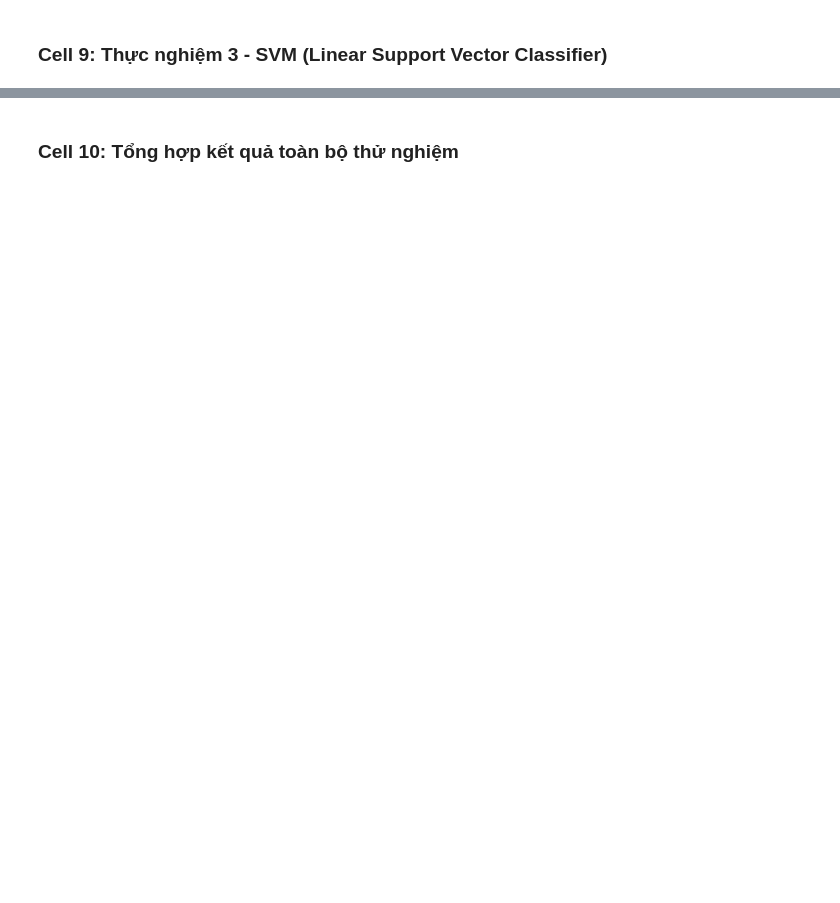
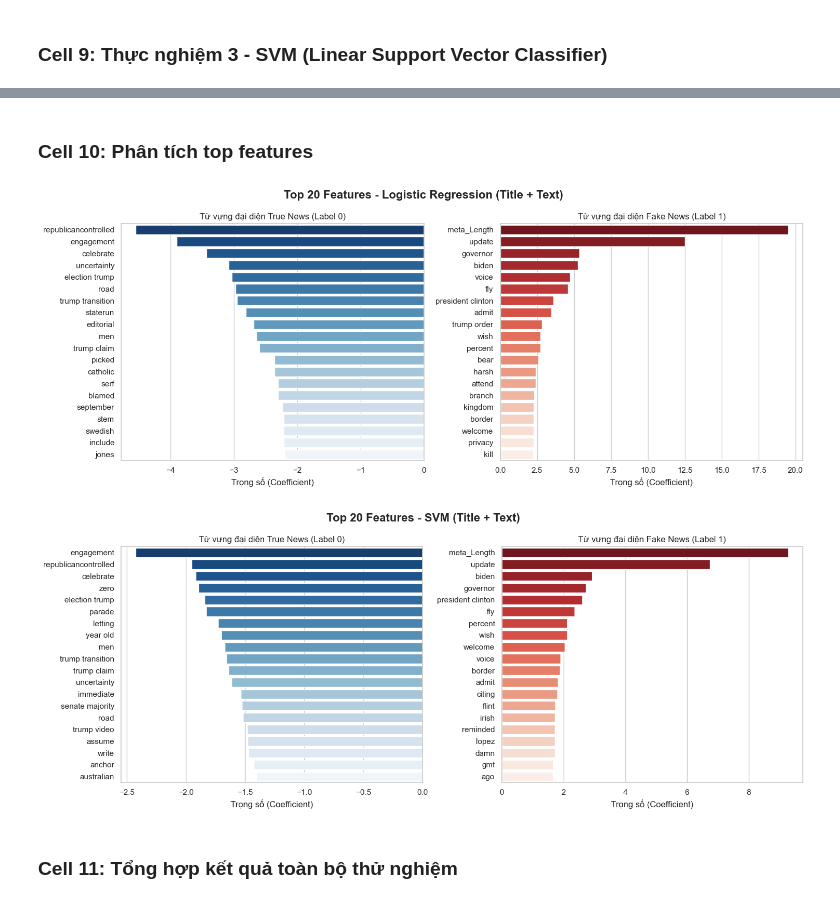
Before and after one commit to nphat-code/fake-news-detection, a Jupyter notebook: notebooks/train.ipynb, the cells around one changed output, grey strips where cells are left out. Drawn from its saved outputs; the diff is of its cells as text; code cells hidden in the pictures; blank space fills up the shorter version.

```diff
--- a/notebooks/train.ipynb
+++ b/notebooks/train.ipynb
@@ -340,5 +356,58 @@ Tin giả F1-score                    0.984           0.982
+# %% [markdown]
+### Cell 10: Phân tích top features
+# %%
+def plot_top_features(vectorizer, model, model_name, top_n=20):
+    """
+    Hàm vẽ biểu đồ Top Features có hỗ trợ Meta Features
+    """
+    # 1. Lấy danh sách từ vựng từ TF-IDF
+    feature_names = list(vectorizer.get_feature_names_out())
+
+    # 2. Thêm thủ công 3 tên Meta Features cho khớp với ma trận np.hstack của bạn
+    feature_names.extend(['meta_Length', 'meta_Punctuation', 'meta_Capitals'])
+
+    # 3. Lấy trọng số của mô hình
+    coefs = model.coef_[0]
+
+    # 4. Kiểm tra an toàn độ dài
+    if len(feature_names) != len(coefs):
+        print(f"Lỗi: Số lượng features ({len(feature_names)}) không khớp với số lượng weights ({len(coefs)}).")
+        return
+
+    # 5. Ghép từ vựng và trọng số
+    features_with_coefs = list(zip(feature_names, coefs))
+
+    # 6. Sắp xếp
+    top_true_features = sorted(features_with_coefs, key=lambda x: x[1])[:top_n]
+    top_fake_features = sorted(features_with_coefs, key=lambda x: x[1], reverse=True)[:top_n]
+
+    # Tách dữ liệu để vẽ
+    true_words, true_scores = zip(*top_true_features)
+    fake_words, fake_scores = zip(*top_fake_features)
+
+    # Trực quan hóa
+    fig, axes = plt.subplots(1, 2, figsize=(15, 6))
+    fig.suptitle(f'Top {top_n} Features - {model_name}', fontsize=16, fontweight='bold')
+
+    sns.barplot(x=list(true_scores), y=list(true_words), ax=axes[0], palette='Blues_r')
+    axes[0].set_title('Từ vựng đại diện True News (Label 0)')
+    axes[0].set_xlabel('Trọng số (Coefficient)')
+
+    sns.barplot(x=list(fake_scores), y=list(fake_words), ax=axes[1], palette='Reds_r')
+    axes[1].set_title('Từ vựng đại diện Fake News (Label 1)')
+    axes[1].set_xlabel('Trọng số (Coefficient)')
+
+    plt.tight_layout()
+    plt.show()
+
+# Đảm bảo bạn gọi đoạn này SAU KHI đã huấn luyện xong lr_model và svm_model
+plot_top_features(tfidf_title, lr_model, "Logistic Regression (Title + Text)")
+plot_top_features(tfidf_title, svm_model, "SVM (Title + Text)")
+# %% [output]
+[figure, added]
+[figure, added]
 # %% [markdown]
-### Cell 10: Tổng hợp kết quả toàn bộ thử nghiệm
+### Cell 11: Tổng hợp kết quả toàn bộ thử nghiệm
 # %%
 summary_df = pd.DataFrame({
     "Mô hình (Model)": ["Logistic Regression", "Naive Bayes", "SVM"],
```
Also changed, not shown: parts of 10 cells of this notebook.
